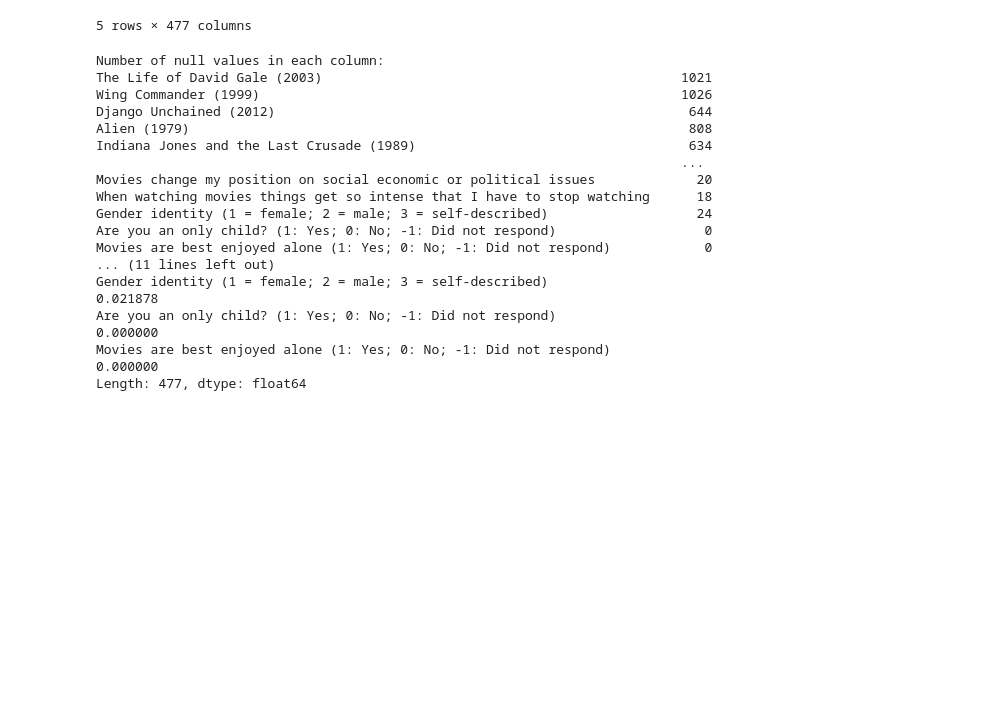
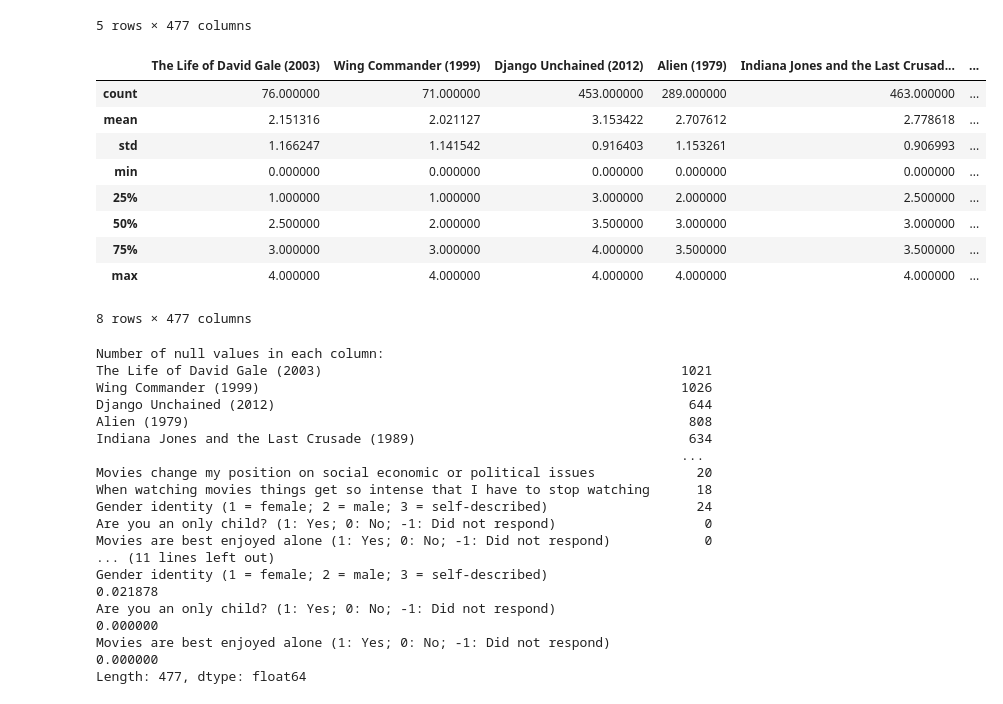
Before and after one commit to jtad96/hypothesis-testing-project, a Jupyter notebook: analyses/beibarys_questions7,8,9.ipynb, the cells around one changed output. Drawn from its saved outputs; the diff is of its cells as text; code cells hidden in the pictures; blank space fills up the shorter version.

```diff
--- a/analyses/beibarys_questions7,8,9.ipynb
+++ b/analyses/beibarys_questions7,8,9.ipynb
@@ -90,6 +90,20 @@ df.head(5)
 | 3 | NaN | NaN | 2.0 | NaN | 3.0 | ... |
 | 4 | NaN | NaN | 3.5 | NaN | 0.5 | ... |
 5 rows × 477 columns
+# %%
+# descriptive statistics
+df.describe()
+# %% [output]
+|  | The Life of David Gale (2003) | Wing Commander (1999) | Django Unchained (2012) | Alien (1979) | Indiana Jones and the Last Crusad... | ... |
+| count | 76.000000 | 71.000000 | 453.000000 | 289.000000 | 463.000000 | ... |
+| mean | 2.151316 | 2.021127 | 3.153422 | 2.707612 | 2.778618 | ... |
+| std | 1.166247 | 1.141542 | 0.916403 | 1.153261 | 0.906993 | ... |
+| min | 0.000000 | 0.000000 | 0.000000 | 0.000000 | 0.000000 | ... |
+| 25% | 1.000000 | 1.000000 | 3.000000 | 2.000000 | 2.500000 | ... |
+| 50% | 2.500000 | 2.000000 | 3.500000 | 3.000000 | 3.000000 | ... |
+| 75% | 3.000000 | 3.000000 | 4.000000 | 3.500000 | 3.500000 | ... |
+| max | 4.000000 | 4.000000 | 4.000000 | 4.000000 | 4.000000 | ... |
+8 rows × 477 columns
 # %%
 # check number of null values in each column
 print(f'Number of null values in each column:\n{df.isna().sum()}\n')
```
Also changed, not shown: parts of 6 cells of this notebook.
